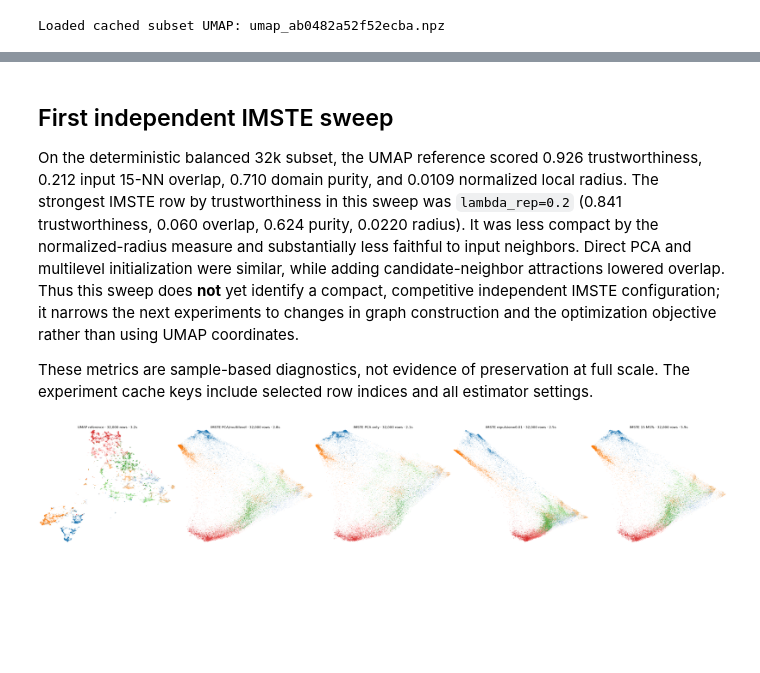
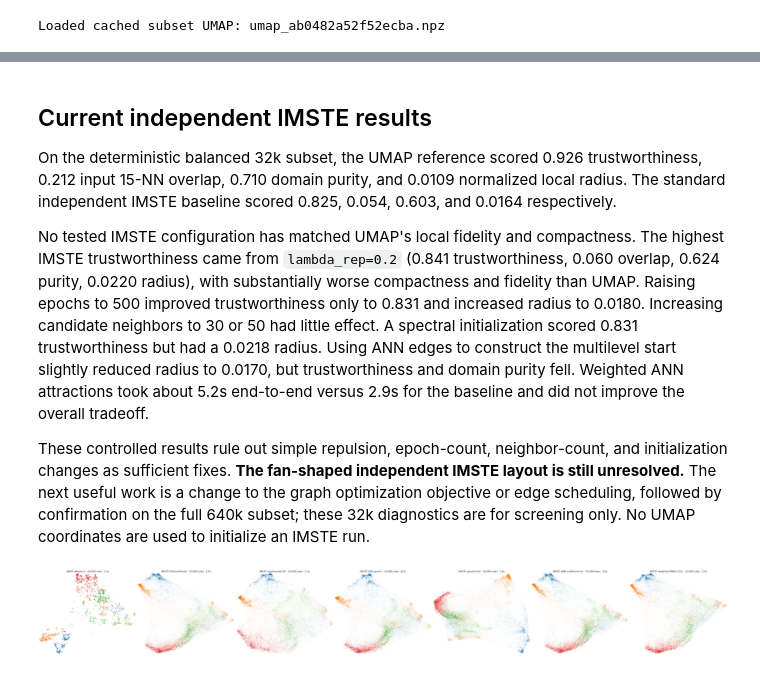
Before and after one commit to fabriziocosta/IteratedMinimumSpanningTree, a Jupyter notebook: notebooks/05_arxiv_balanced_imste_experiments.ipynb, the cells around one changed output, grey strips where cells are left out. Cells and saved outputs as stored; diff of their text form; code cells hidden in the pictures; blank space fills up the shorter version.

Commit message:
Record independent IMSTE compactness sweeps

```diff
--- a/notebooks/05_arxiv_balanced_imste_experiments.ipynb
+++ b/notebooks/05_arxiv_balanced_imste_experiments.ipynb
@@ -194,8 +438,14 @@ def fit_imste_variant(name, overrides=None):
 # Each IMSTE variant starts independently; none uses UMAP coordinates.
 # Change one optimizer/graph/initialization setting at a time.
 Z_imste_baseline, imste_baseline_seconds = fit_imste_variant("pca_mst_baseline")
+Z_imste_spectral, imste_spectral_seconds = fit_imste_variant(
+    "pca_mst_spectral_init", init_coordinates=Z_spectral, init_id=spectral_key
+)
 Z_imste_pca_only, imste_pca_only_seconds = fit_imste_variant(
     "pca_only", {"multilevel_init": False}
+)
+Z_imste_500_epochs, imste_500_epochs_seconds = fit_imste_variant(
+    "pca_mst_500_epochs", {"n_epochs": 500}
 )
 Z_imste_lr01, imste_lr01_seconds = fit_imste_variant(
     "pca_mst_lr001", {"learning_rate": 0.01}
@@ -215,7 +465,18 @@ Z_imste_wider_margin, imste_wider_margin_seconds = fit_imste_variant(
 Z_imste_mst15, imste_mst15_seconds = fit_imste_variant(
     "pca_mst_15_trees", {"n_msts": 15}
 )
+Z_imste_neighbors30, imste_neighbors30_seconds = fit_imste_variant(
+    "pca_mst_neighbors30", {"mst_neighbors": 30}
+)
+Z_imste_neighbors50, imste_neighbors50_seconds = fit_imste_variant(
+    "pca_mst_neighbors50", {"mst_neighbors": 50}
+)
 Z_imste_knn, imste_knn_seconds = fit_imste_variant(
     "pca_mst_plus_candidate_neighbors", {"include_knn_attraction": True}
 )
+Z_weighted_knn_025, weighted_knn_025_seconds = fit_weighted_knn_variant(0.25)
+Z_weighted_knn_1, weighted_knn_1_seconds = fit_weighted_knn_variant(1.0)
+Z_weighted_knn_4, weighted_knn_4_seconds = fit_weighted_knn_variant(4.0)
+
+Z_imste_knn_multilevel, imste_knn_multilevel_seconds = fit_neighbor_graph_multilevel_init()
 # %% [output]
@@ -311,36 +597,40 @@ display(scores)
 # %% [markdown]
-## First independent IMSTE sweep
+## Current independent IMSTE results
 
-On the deterministic balanced 32k subset, the UMAP reference scored 0.926 trustworthiness, 0.212 input 15-NN overlap, 0.710 domain purity, and 0.0109 normalized local radius. The strongest IMSTE row by trustworthiness in this sweep was `lambda_rep=0.2` (0.841 trustworthiness, 0.060 overlap, 0.624 purity, 0.0220 radius). It was less compact by the normalized-radius measure and substantially less faithful to input neighbors. Direct PCA and multilevel initialization were similar, while adding candidate-neighbor attractions lowered overlap. Thus this sweep does **not** yet identify a compact, competitive independent IMSTE configuration; it narrows the next experiments to changes in graph construction and the optimization objective rather than using UMAP coordinates.
+On the deterministic balanced 32k subset, the UMAP reference scored 0.926 trustworthiness, 0.212 input 15-NN overlap, 0.710 domain purity, and 0.0109 normalized local radius. The standard independent IMSTE baseline scored 0.825, 0.054, 0.603, and 0.0164 respectively.
 
-These metrics are sample-based diagnostics, not evidence of preservation at full scale. The experiment cache keys include selected row indices and all estimator settings.
+No tested IMSTE configuration has matched UMAP's local fidelity and compactness. The highest IMSTE trustworthiness came from `lambda_rep=0.2` (0.841 trustworthiness, 0.060 overlap, 0.624 purity, 0.0220 radius), with substantially worse compactness and fidelity than UMAP. Raising epochs to 500 improved trustworthiness only to 0.831 and increased radius to 0.0180. Increasing candidate neighbors to 30 or 50 had little effect. A spectral initialization scored 0.831 trustworthiness but had a 0.0218 radius. Using ANN edges to construct the multilevel start slightly reduced radius to 0.0170, but trustworthiness and domain purity fell. Weighted ANN attractions took about 5.2s end-to-end versus 2.9s for the baseline and did not improve the overall tradeoff.
+
+These controlled results rule out simple repulsion, epoch-count, neighbor-count, and initialization changes as sufficient fixes. **The fan-shaped independent IMSTE layout is still unresolved.** The next useful work is a change to the graph optimization objective or edge scheduling, followed by confirmation on the full 640k subset; these 32k diagnostics are for screening only. No UMAP coordinates are used to initialize an IMSTE run.
 # %%
 import matplotlib.pyplot as plt
 from matplotlib.colors import to_hex
 from IPython.display import display
 from imste.visualization import render_datashader_embedding
 
 palette = plt.get_cmap("tab20")
 class_order = list(labels_experiment.categories)
 color_key = {label: to_hex(palette(i % palette.N)) for i, label in enumerate(class_order)}
 label_values = pd.Series(np.asarray(labels_experiment)).astype(str)
 layouts = [
     ("UMAP reference", Z_umap, umap_seconds),
     ("IMSTE PCA/multilevel", Z_imste_baseline, imste_baseline_seconds),
-    ("IMSTE PCA only", Z_imste_pca_only, imste_pca_only_seconds),
-    ("IMSTE repulsion=0.01", Z_imste_repulsion_001, imste_repulsion_001_seconds),
-    ("IMSTE 15 MSTs", Z_imste_mst15, imste_mst15_seconds),
+    ("IMSTE repulsion=0.20", Z_imste_repulsion_02, imste_repulsion_02_seconds),
+    ("IMSTE 500 epochs", Z_imste_500_epochs, imste_500_epochs_seconds),
+    ("IMSTE spectral init", Z_imste_spectral, imste_spectral_seconds),
+    ("IMSTE ANN multilevel init", Z_imste_knn_multilevel, imste_knn_multilevel_seconds),
+    ("IMSTE weighted ANN 0.25×", Z_weighted_knn_025, weighted_knn_025_seconds),
 ]
 fig, axes = plt.subplots(1, len(layouts), figsize=(7 * len(layouts), 6), constrained_layout=True)
 for ax, (name, coordinates, seconds) in zip(np.atleast_1d(axes), layouts):
     image = render_datashader_embedding(
         coordinates[:, :2], label_values, width=900, height=750,
         color_key=color_key, min_alpha=40, background="white", spread_px=1,
     )
     ax.imshow(image.to_pil())
     ax.set_title(f"{name} · {len(X_experiment):,} rows · {seconds:.1f}s")
     ax.set_axis_off()
 display(fig)
 plt.close(fig)
 # %% [output]
-[figure, old version]
+[figure, new version]
```
Also changed, not shown: parts of 4 cells of this notebook.
